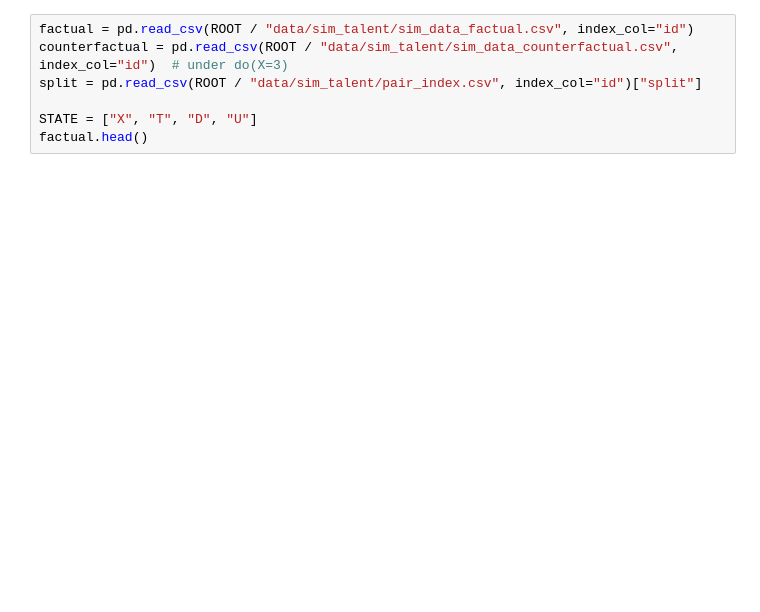
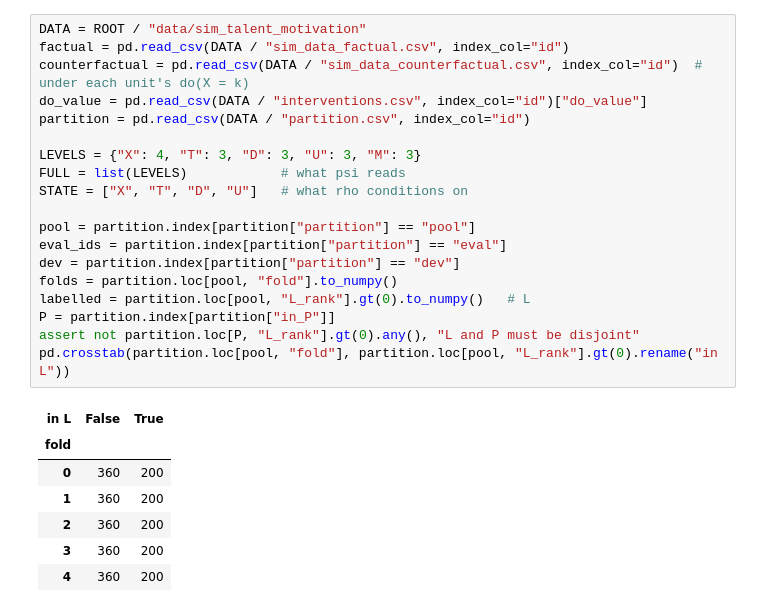
Before and after one commit to kestelnadomu/latent_intervention, a Jupyter notebook: latent_lab/example.ipynb, the cells around one changed output. Saved outputs shown, nothing was run; the diff lists cells and outputs as text; blank space fills up the shorter version.

```diff
--- a/latent_lab/example.ipynb
+++ b/latent_lab/example.ipynb
@@ -32,12 +57,32 @@ Any table of discrete states, one row per unit and indexed by unit id, works. He
 
 Note: use `df["T"]`, never `df.T` (that is pandas' transpose).
 # %%
-factual = pd.read_csv(ROOT / "data/sim_talent/sim_data_factual.csv", index_col="id")
-counterfactual = pd.read_csv(ROOT / "data/sim_talent/sim_data_counterfactual.csv", index_col="id")  # under do(X=3)
-split = pd.read_csv(ROOT / "data/sim_talent/pair_index.csv", index_col="id")["split"]
+DATA = ROOT / "data/sim_talent_motivation"
+factual = pd.read_csv(DATA / "sim_data_factual.csv", index_col="id")
+counterfactual = pd.read_csv(DATA / "sim_data_counterfactual.csv", index_col="id")  # under each unit's do(X = k)
+do_value = pd.read_csv(DATA / "interventions.csv", index_col="id")["do_value"]
+partition = pd.read_csv(DATA / "partition.csv", index_col="id")
 
-STATE = ["X", "T", "D", "U"]
-factual.head()
+LEVELS = {"X": 4, "T": 3, "D": 3, "U": 3, "M": 3}
+FULL = list(LEVELS)            # what psi reads
+STATE = ["X", "T", "D", "U"]   # what rho conditions on
+
+pool = partition.index[partition["partition"] == "pool"]
+eval_ids = partition.index[partition["partition"] == "eval"]
+dev = partition.index[partition["partition"] == "dev"]
+folds = partition.loc[pool, "fold"].to_numpy()
+labelled = partition.loc[pool, "L_rank"].gt(0).to_numpy()   # L
+P = partition.index[partition["in_P"]]
+assert not partition.loc[P, "L_rank"].gt(0).any(), "L and P must be disjoint"
+pd.crosstab(partition.loc[pool, "fold"], partition.loc[pool, "L_rank"].gt(0).rename("in L"))
+# %% [output]
+| in L | False | True |
+| fold |  |  |
+| 0 | 360 | 200 |
+| 1 | 360 | 200 |
+| 2 | 360 | 200 |
+| 3 | 360 | 200 |
+| 4 | 360 | 200 |
 # %% [markdown]
 ## 2. Encoder φ
 
```
Also changed, not shown: parts of 26 cells of this notebook, 7 other files.
